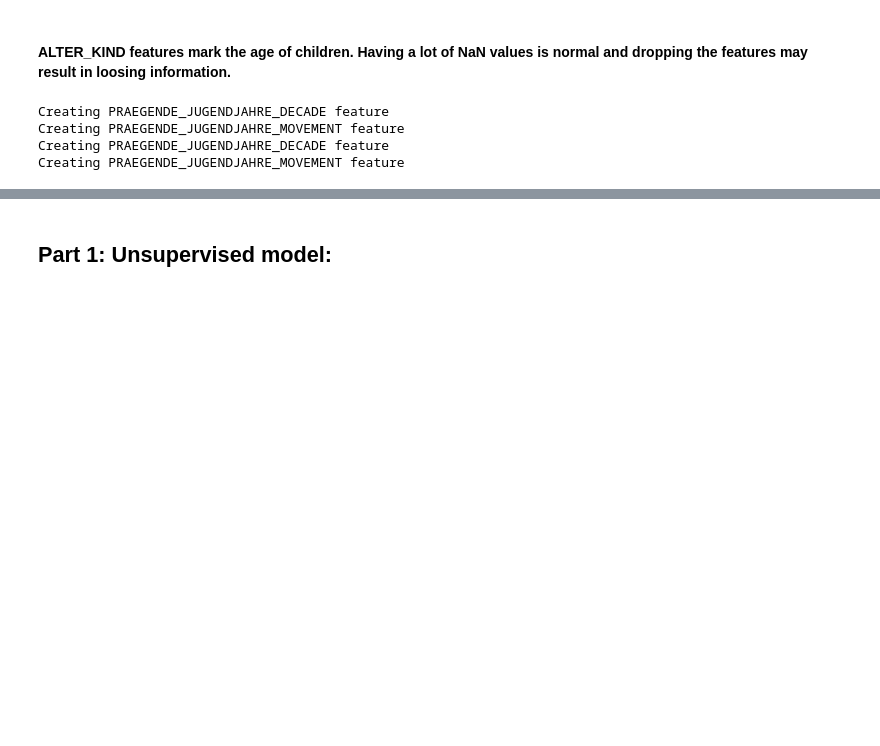
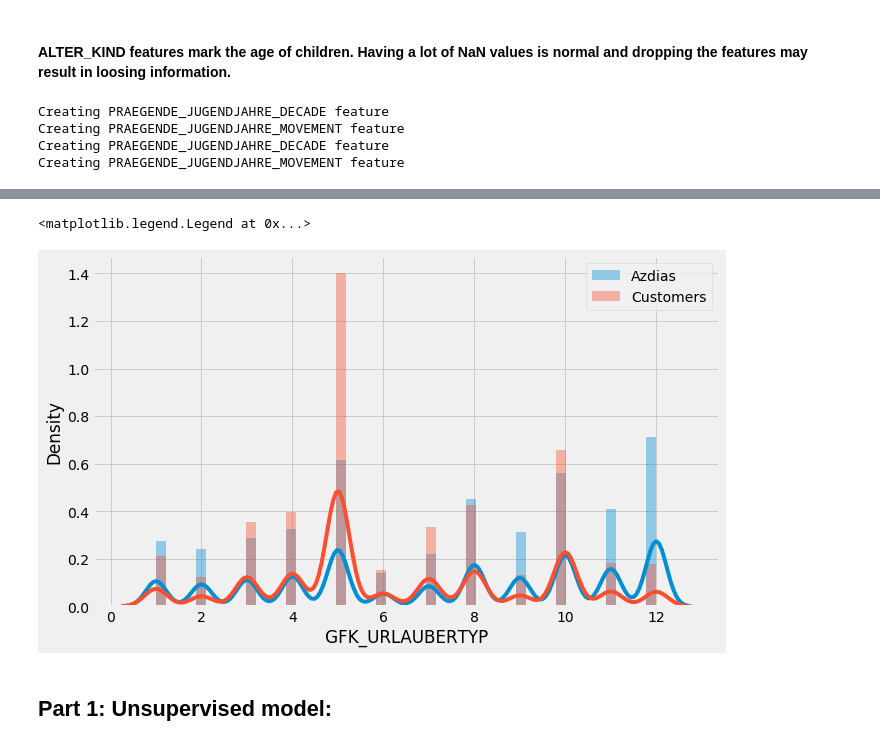
Before and after one commit to tmishinev/Customer_Segmentation_report-Arvato_Bertelsmann, a Jupyter notebook: Arvato Project Workbook.ipynb, the cells around one changed output, grey strips where cells are left out. Drawn from its saved outputs; the diff is of its cells as text; code cells hidden in the pictures; blank space fills up the shorter version.

```diff
--- a/Arvato Project Workbook.ipynb
+++ b/Arvato Project Workbook.ipynb
@@ -180,3 +202,12 @@ Creating PRAEGENDE_JUGENDJAHRE_MOVEMENT feature
+# %%
+#Distribution of VACATION HABITS feature
+fig = plt.figure(figsize = (10,6))
+sns.distplot(azdias['GFK_URLAUBERTYP'], norm_hist = True, label='Azdias')
+sns.distplot(customers['GFK_URLAUBERTYP'], norm_hist = True, label='Customers')
+plt.legend()
+# %% [output]
+<matplotlib.legend.Legend at 0x...>
+[figure, added]
 # %% [markdown]
 ## Part 1: Unsupervised model:
 # %%
```
Also changed, not shown: parts of 6 cells of this notebook.
